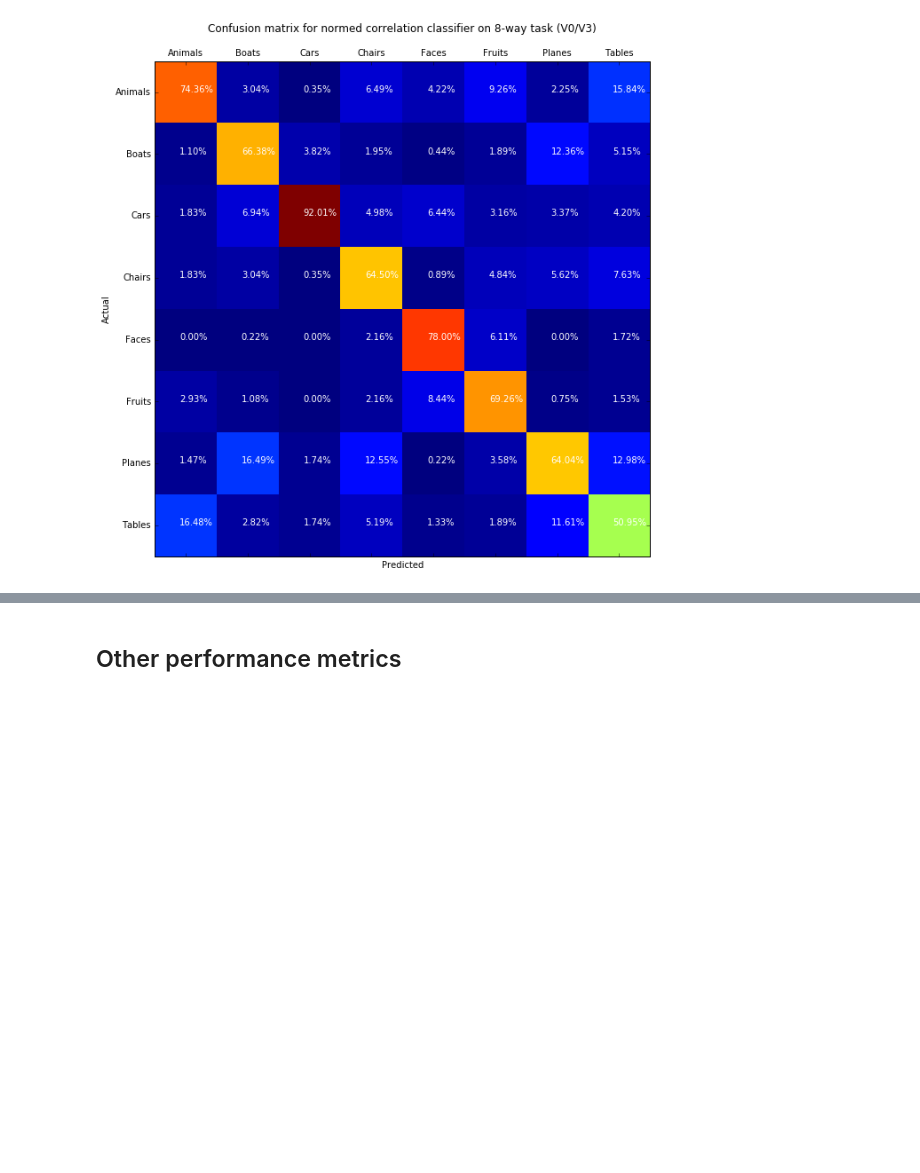
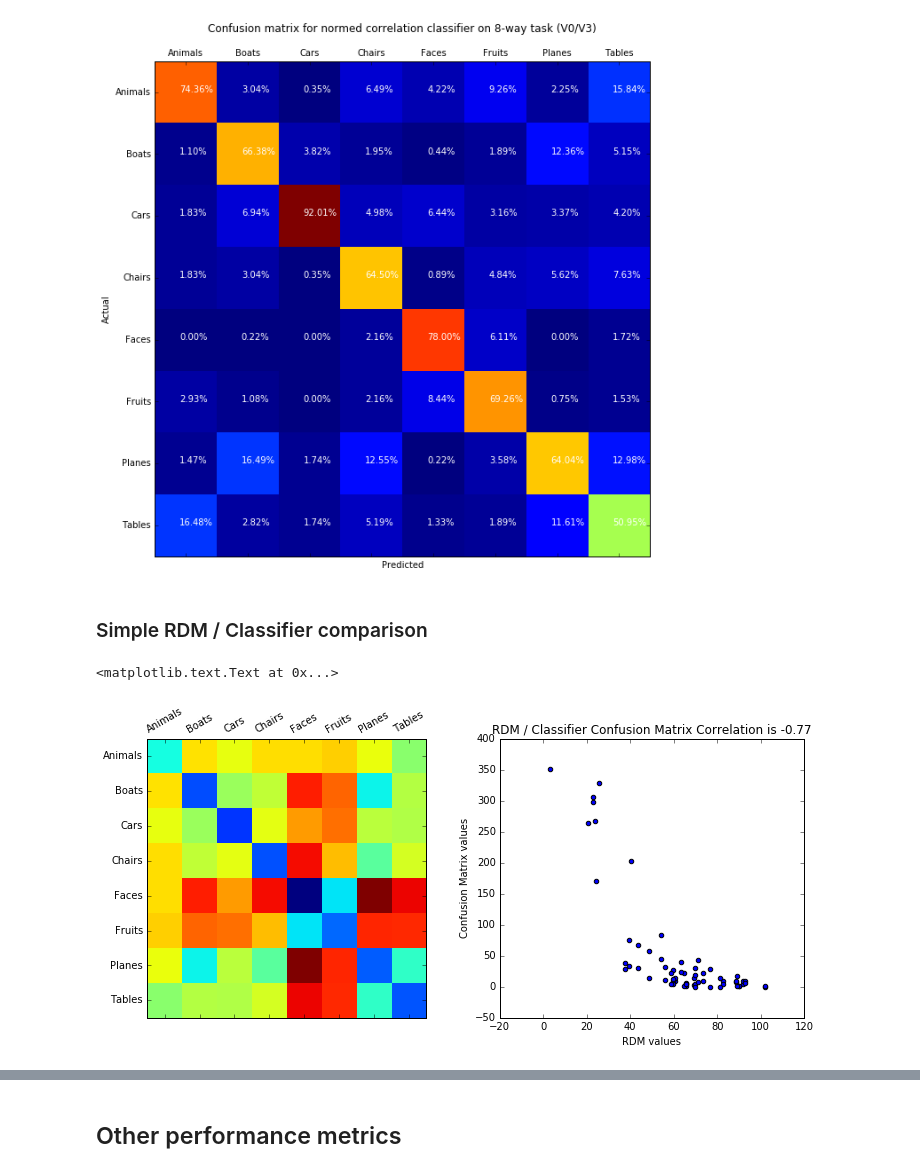
Before and after one commit to neuroailab/psych253, a Jupyter notebook: Lecture3.ipynb, the cells around one changed output, grey strips where cells are left out. Drawn from its saved outputs; the diff is of its cells as text; code cells hidden in the pictures; blank space fills up the shorter version.

```diff
--- a/Lecture3.ipynb
+++ b/Lecture3.ipynb
@@ -871,3 +885,37 @@ plt.title('Confusion matrix for normed correlation classifier on 8-way task (V0/
 # %% [output]
 <matplotlib.text.Text at 0x...>
 [figure]
+# %% [markdown]
+### Simple RDM / Classifier comparison
+# %%
+#It's interesting to compare the results from these classifiers to
+#RDMs generated by the underlying features
+#so let's get the object-wise RDM for the data condition used to make the confusion matrix above (var0 and var3)
+object_means_by_category_var0var3 = np.row_stack([[Neural_Data[(objects == o) &
+                                                    ((var_level == 'V3') | (var_level == 'V0'))].mean(0)
+                                                                for o in objects_by_category[c]]
+                                                                for c in unique_categories])
+rdm_object_means_by_category_var0var3 = 1 - np.corrcoef(object_means_by_category_var0var3)
+
+#this object-wise RDM is 64x64, but we want to comapre to an 8x8 confusion matrix
+#so let's collapse the RDM grouping objects within category and then compre
+collapsed = np.array([[rdm_object_means_by_category_var0var3[8*i:8*(i+1), 8*j:8*(j+1)].sum()
+                       for j in range(8)] for i in range(8)])
+
+fig = plt.figure(figsize=(12, 5))
+plt.subplot(1, 2, 1)
+fig.gca().matshow(collapsed)
+plt.xticks(range(8), unique_categories, rotation=30)
+plt.yticks(range(8), unique_categories)
+plt.subplot(1, 2, 2)
+plt.scatter(collapsed.ravel(), cmat.ravel())
+corrval = stats.pearsonr(collapsed.ravel(), cmat.ravel())[0]
+plt.xlabel('RDM values')
+plt.ylabel('Confusion Matrix values')
+plt.title('RDM / Classifier Confusion Matrix Correlation is %.2f' % corrval)
+
+#ok, the collapsed RDM elements correlate pretty well with the confusion matrix
+#.... btw the correlation is expected to be negative since the RDM is a "dissimilarity" matrix
+# %% [output]
+<matplotlib.text.Text at 0x...>
+[figure, added]
```
Also changed, not shown: parts of 7 cells of this notebook.
